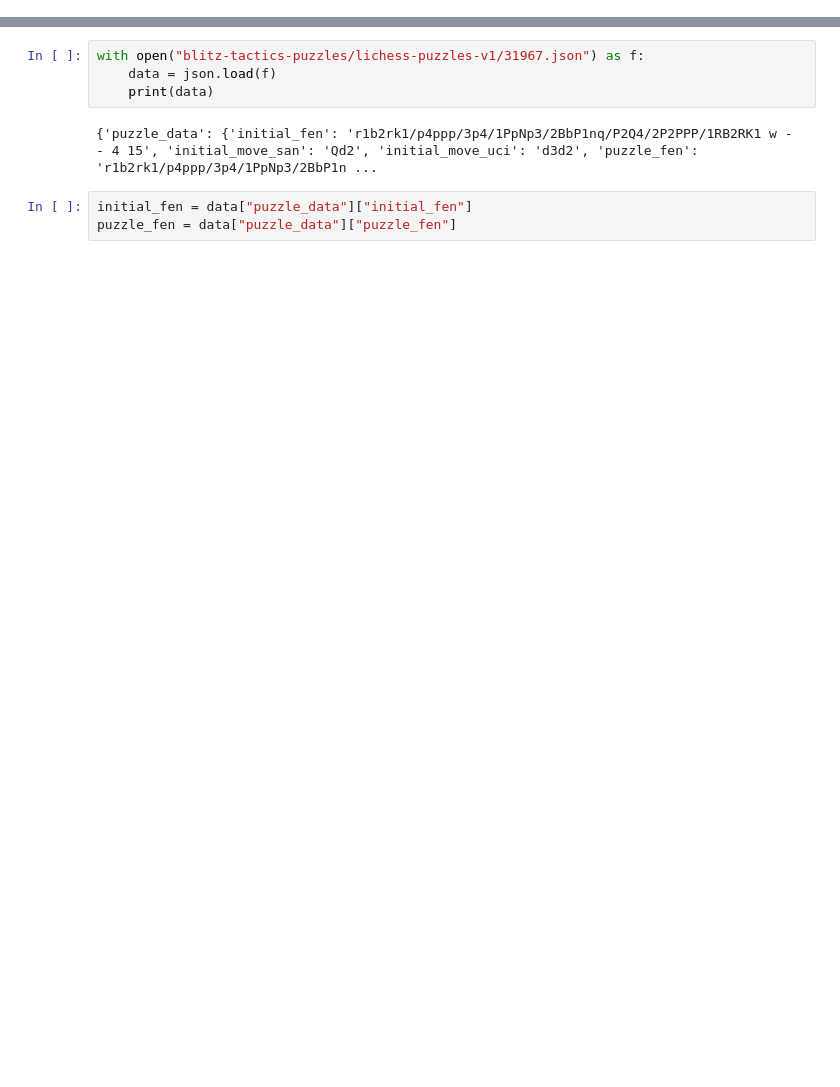
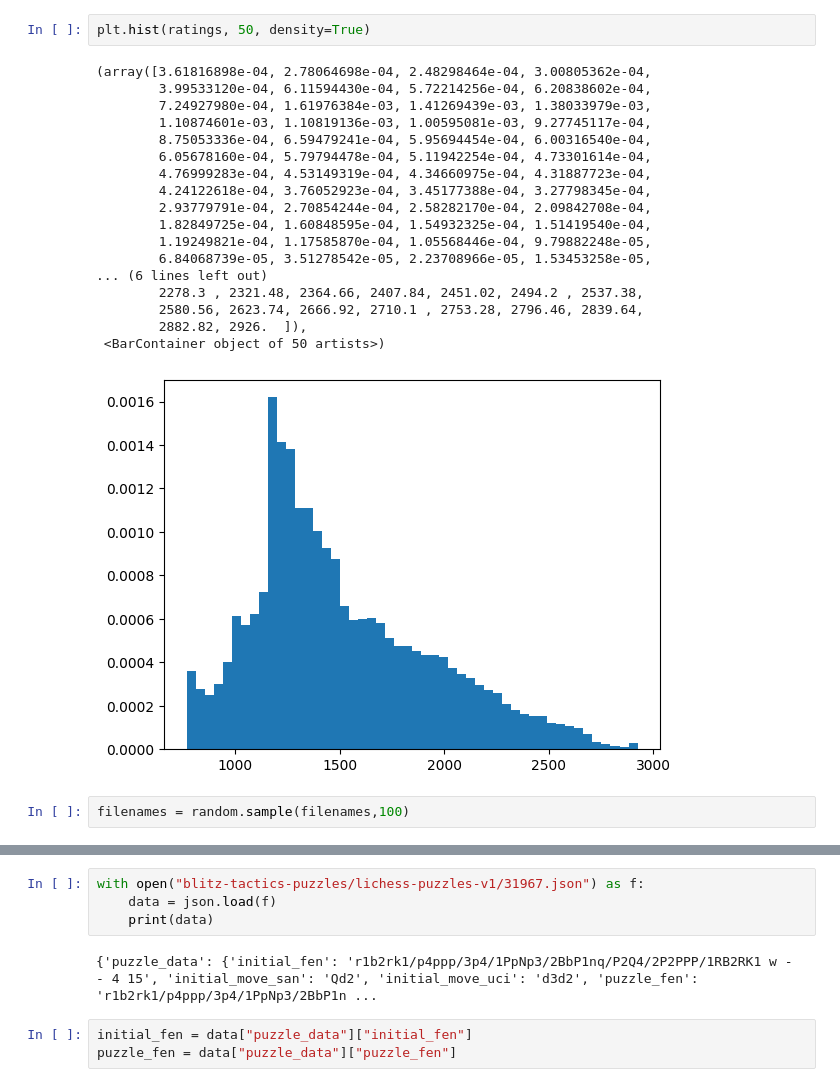
Before and after one commit to simonboegs/chessLLM, a Jupyter notebook: main.ipynb, the cells around one changed output, grey strips where cells are left out. Drawn from its saved outputs; the diff is of its cells as text; blank space fills up the shorter version.

```diff
--- a/main.ipynb
+++ b/main.ipynb
@@ -3,0 +25,23 @@ import json
+# %%
+plt.hist(ratings, 50, density=True)
+# %% [output]
+(array([3.61816898e-04, 2.78064698e-04, 2.48298464e-04, 3.00805362e-04,
+        3.99533120e-04, 6.11594430e-04, 5.72214256e-04, 6.20838602e-04,
+        7.24927980e-04, 1.61976384e-03, 1.41269439e-03, 1.38033979e-03,
+        1.10874601e-03, 1.10819136e-03, 1.00595081e-03, 9.27745117e-04,
+        8.75053336e-04, 6.59479241e-04, 5.95694454e-04, 6.00316540e-04,
+        6.05678160e-04, 5.79794478e-04, 5.11942254e-04, 4.73301614e-04,
+        4.76999283e-04, 4.53149319e-04, 4.34660975e-04, 4.31887723e-04,
+        4.24122618e-04, 3.76052923e-04, 3.45177388e-04, 3.27798345e-04,
+        2.93779791e-04, 2.70854244e-04, 2.58282170e-04, 2.09842708e-04,
+        1.82849725e-04, 1.60848595e-04, 1.54932325e-04, 1.51419540e-04,
+        1.19249821e-04, 1.17585870e-04, 1.05568446e-04, 9.79882248e-05,
+        6.84068739e-05, 3.51278542e-05, 2.23708966e-05, 1.53453258e-05,
+... (6 lines left out)
+        2278.3 , 2321.48, 2364.66, 2407.84, 2451.02, 2494.2 , 2537.38,
+        2580.56, 2623.74, 2666.92, 2710.1 , 2753.28, 2796.46, 2839.64,
+        2882.82, 2926.  ]),
+ <BarContainer object of 50 artists>)
+[figure, added]
+# %%
+filenames = random.sample(filenames,100)
```
Also changed, not shown: parts of 5 cells of this notebook, 10 other files.
